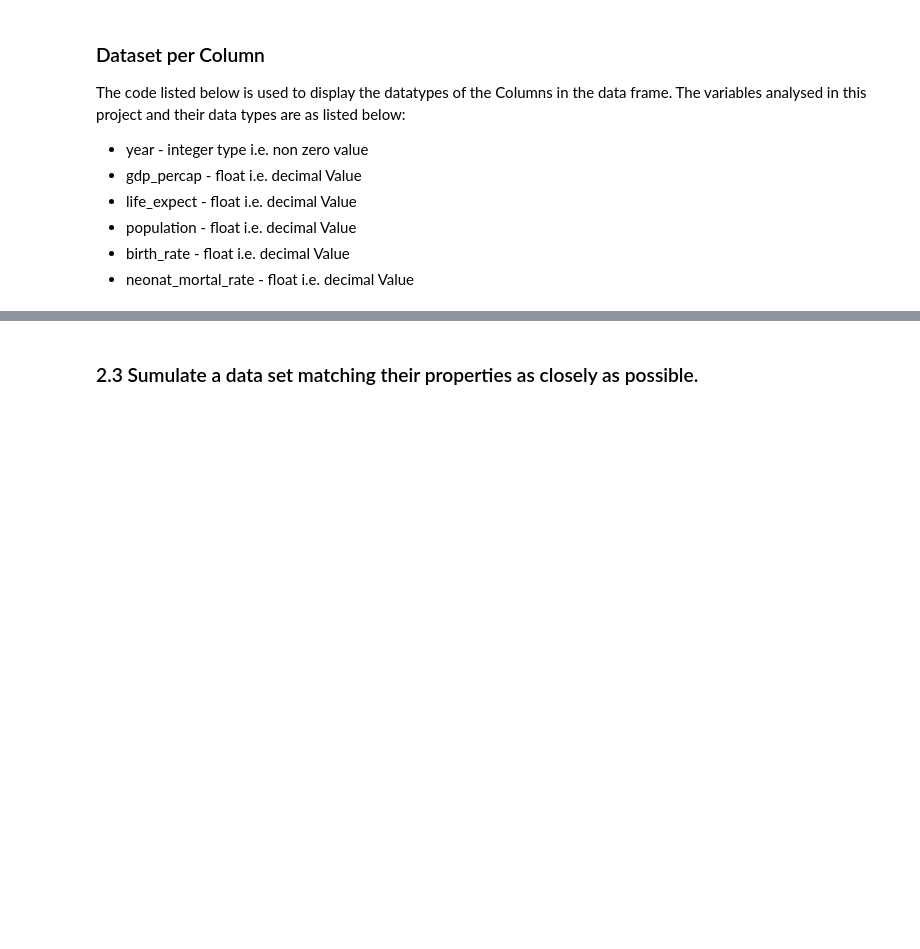
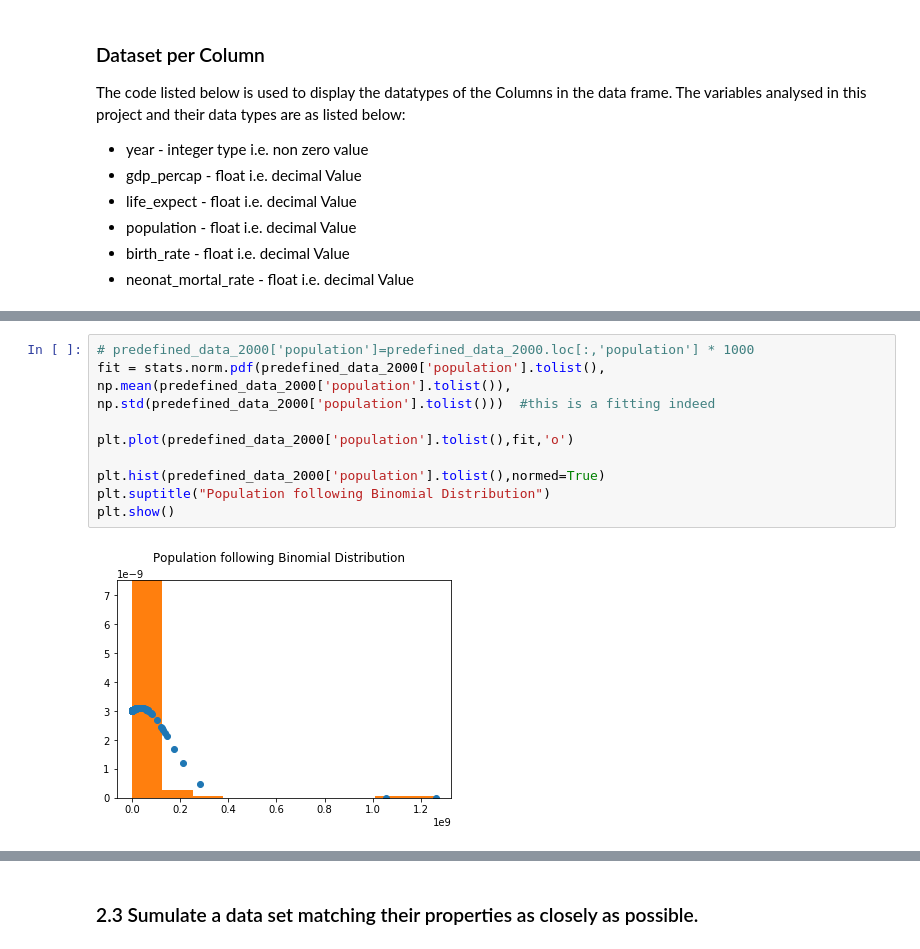
Before and after one commit to shakti230/real-world-phenomenon, a Jupyter notebook: real world phenomenom.ipynb, the cells around one changed output, grey strips where cells are left out. Drawn from its saved outputs; the diff is of its cells as text; blank space fills up the shorter version.

```diff
--- a/real world phenomenom.ipynb
+++ b/real world phenomenom.ipynb
@@ -124,0 +170,11 @@ The code listed below is used to display the datatypes of the Columns in the dat
+# %%
+# predefined_data_2000['population']=predefined_data_2000.loc[:,'population'] * 1000
+fit = stats.norm.pdf(predefined_data_2000['population'].tolist(), np.mean(predefined_data_2000['population'].tolist()), np.std(predefined_data_2000['population'].tolist()))  #this is a fitting indeed
+
+plt.plot(predefined_data_2000['population'].tolist(),fit,'o')
+
+plt.hist(predefined_data_2000['population'].tolist(),normed=True)
+plt.suptitle("Population following Binomial Distribution")
+plt.show()
+# %% [output]
+[figure, added]
```
Also changed, not shown: parts of 7 cells of this notebook.
